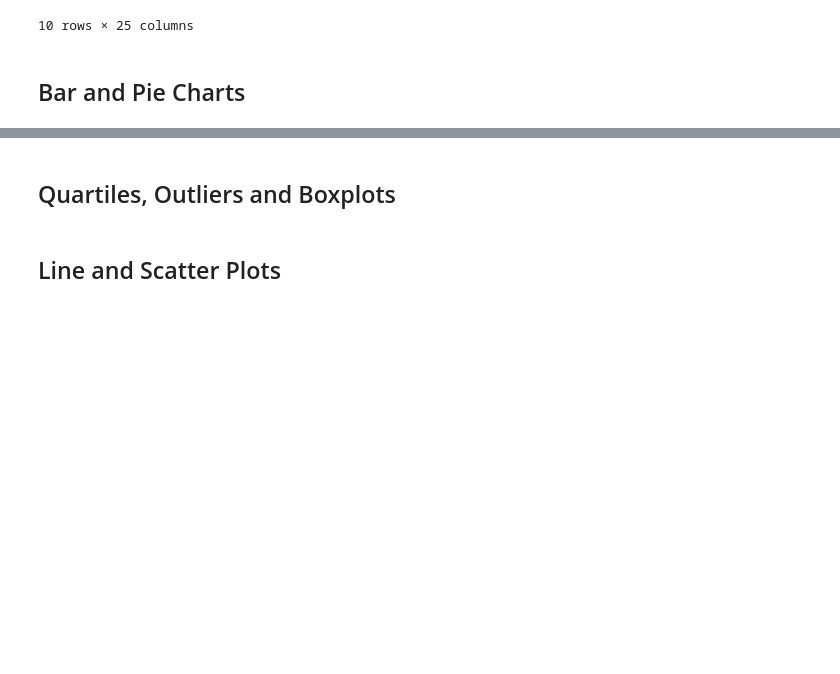
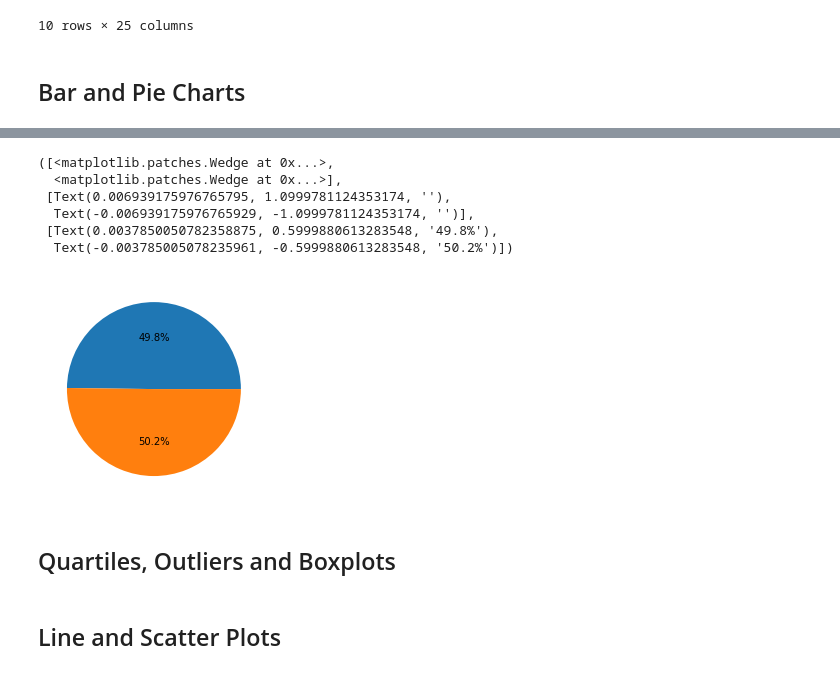
Before and after one commit to BTroolin/matplotlib-challenge, a Jupyter notebook: pymaceuticals.ipynb, the cells around one changed output, grey strips where cells are left out. Drawn from its saved outputs; the diff is of its cells as text; code cells hidden in the pictures; blank space fills up the shorter version.

```diff
--- a/pymaceuticals.ipynb
+++ b/pymaceuticals.ipynb
@@ -145,2 +185,11 @@ TypeError: 'DataFrame' object is not callable
 # %%
-# Generate a bar plot showing the total number of unique mice tested on each drug regimen using pyplot.
+# Generate a pie plot showing the distribution of female versus male mice using pyplot
+plt.pie(gender,autopct="%1.1f%%")
+# %% [output]
+([<matplotlib.patches.Wedge at 0x...>,
+  <matplotlib.patches.Wedge at 0x...>],
+ [Text(0.006939175976765795, 1.0999781124353174, ''),
+  Text(-0.006939175976765929, -1.0999781124353174, '')],
+ [Text(0.0037850050782358875, 0.5999880613283548, '49.8%'),
+  Text(-0.003785005078235961, -0.5999880613283548, '50.2%')])
+[figure, added]
```
Also changed, not shown: parts of 8 cells of this notebook.
